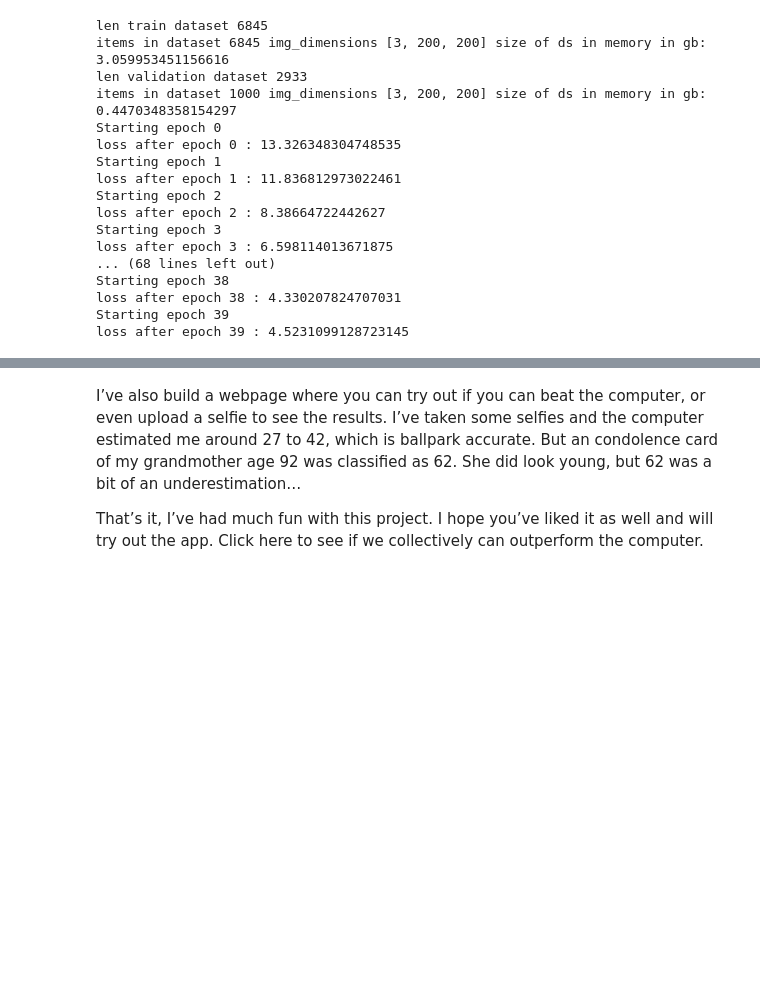
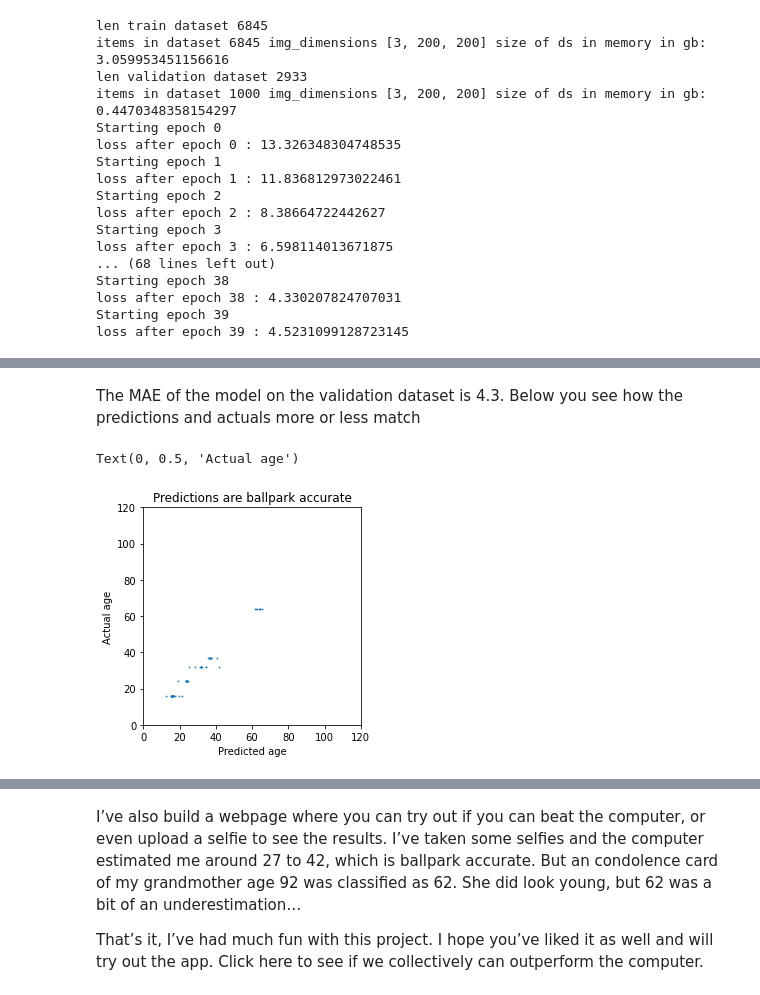
Before and after one commit to jvanelteren/age_prediction, a Jupyter notebook: 2020-11-11-age_pure_pytorch.ipynb, the cells around one changed output, grey strips where cells are left out. Saved outputs shown, nothing was run; the diff lists cells and outputs as text; code cells hidden in the pictures; blank space fills up the shorter version.

```diff
--- a/2020-11-11-age_pure_pytorch.ipynb
+++ b/2020-11-11-age_pure_pytorch.ipynb
@@ -319,9 +319,6 @@ Starting epoch 38
 loss after epoch 38 : 4.330207824707031
 Starting epoch 39
 loss after epoch 39 : 4.5231099128723145
-# %%
-# hide
-model=swa_model
 # %%
 # hide
 def gen_pred_df(model, val_items=None):
@@ -417,0 +374,14 @@ plt.scatter(group.index, group['loss']['count'], s=1)
+# %% [markdown]
+The MAE of the model on the validation dataset is 4.3. Below you see how the predictions and actuals more or less match
+# %%
+# hide_input
+plt.scatter(df['pred'],df['actual'], s=0.5)
+plt.figsize=(10,10)
+plt.axis([0,120, 0, 120])
+plt.gca().set_aspect('equal', adjustable='box')
+plt.title('Predictions are ballpark accurate')
+plt.xlabel('Predicted age')
+plt.ylabel('Actual age')
+# %% [output]
+Text(0, 0.5, 'Actual age')
+[figure, added]
```
Also changed, not shown: parts of 18 cells of this notebook.
